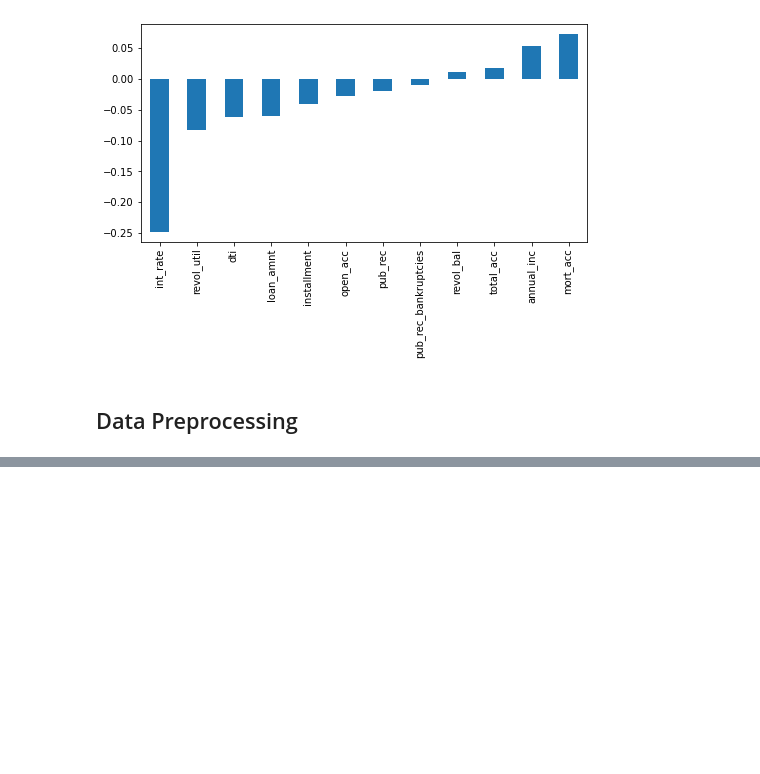
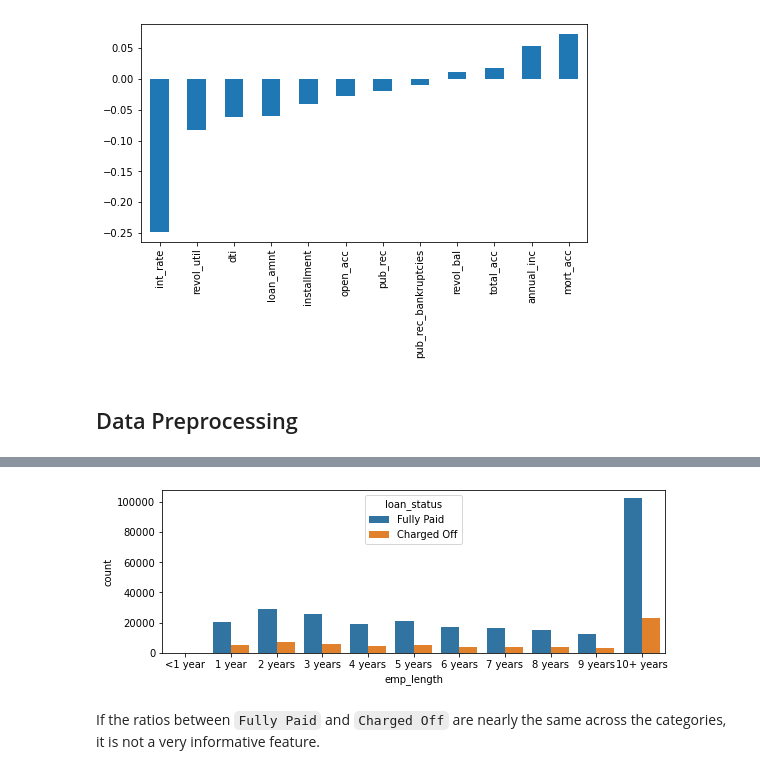
Before and after one commit to bdotbull/bb_learning_tf2_and_keras, a Jupyter notebook: topics/classification/classification_project.ipynb, the cells around one changed output, grey strips where cells are left out. Drawn from its saved outputs; the diff is of its cells as text; code cells hidden in the pictures; blank space fills up the shorter version.

Commit message:
preprocessing - emp_co_fp_ratio

```diff
--- a/topics/classification/classification_project.ipynb
+++ b/topics/classification/classification_project.ipynb
@@ -252,0 +361,8 @@ df.corr()['loan_repaid'].sort_values().drop('loan_repaid').plot(kind='bar');
+# %%
+plt.figure(figsize=(9,3))
+sns.countplot(x='emp_length', data=df, order=emp_length_order,
+                hue='loan_status');
+# %% [output]
+[figure, added]
+# %% [markdown]
+If the ratios between `Fully Paid` and `Charged Off` are nearly the same across the categories, it is not a very informative feature.
```
Also changed, not shown: parts of 15 cells of this notebook.
